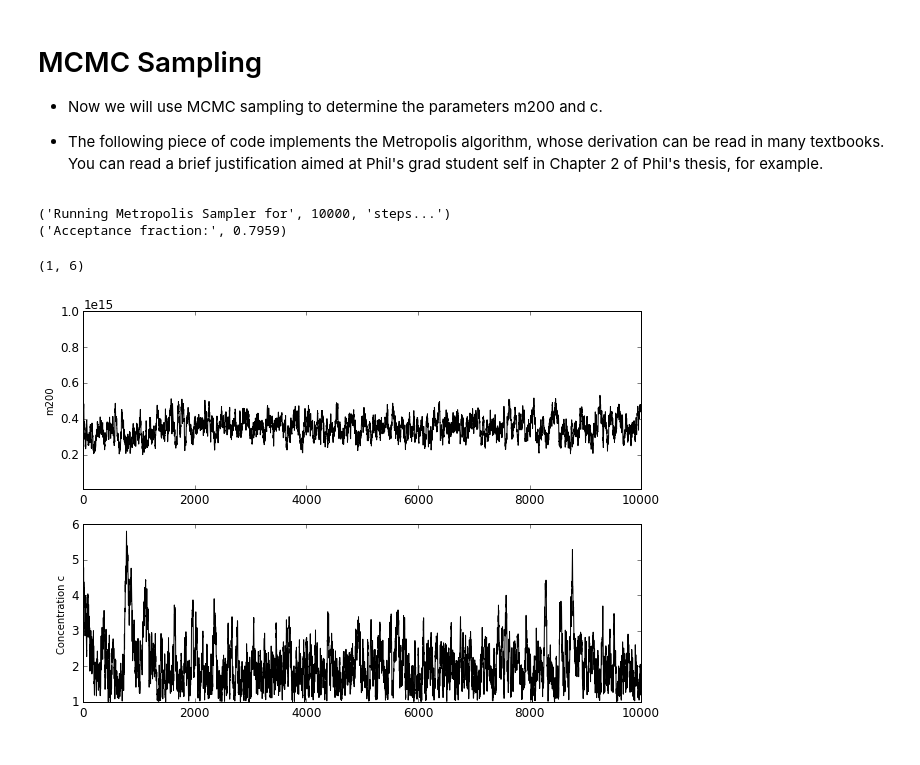
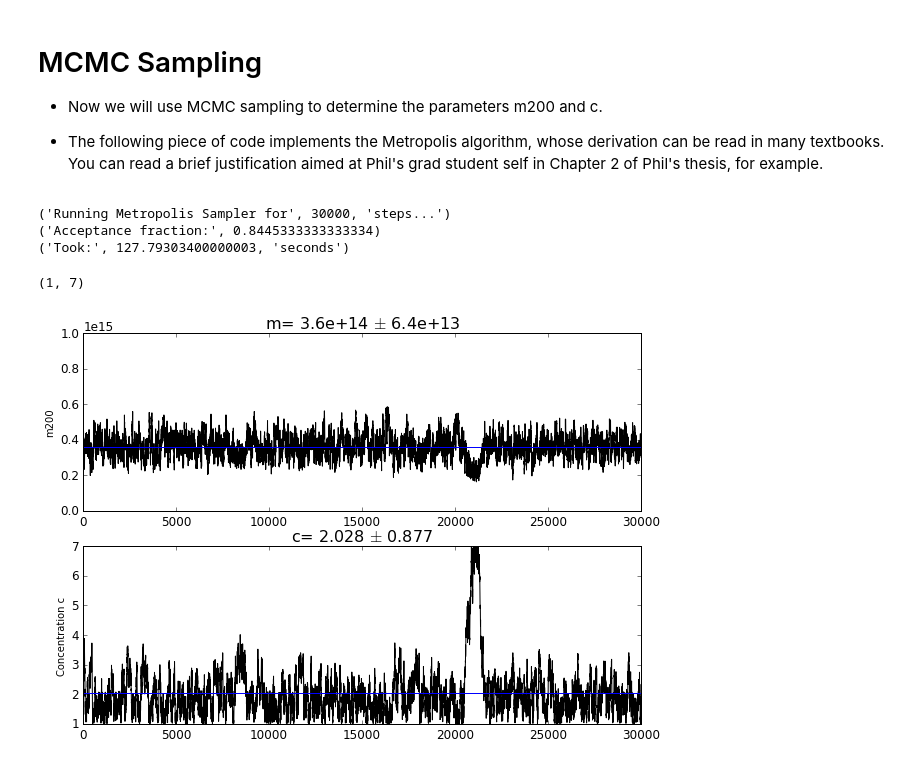
Before and after one commit to MariaElidaiana/AstroHackWeek, a Jupyter notebook: FittingNFW2DSigma.ipynb, the cells around one changed output. Cells and saved outputs as stored; diff of their text form; code cells hidden in the pictures.

```diff
--- a/FittingNFW2DSigma.ipynb
+++ b/FittingNFW2DSigma.ipynb
@@ -125,12 +127,12 @@ def nfw_log_prior(theta, theta_limits):
     if (m200<m200min)|(m200>m200max):
         log_m200_prior = -np.inf
     else:
-        log_m200_prior = -np.log(m200max-m200min)
+        log_m200_prior = 0.0 #-np.log(m200max-m200min)
 
     if (c<cmin)|(c>cmax):
         log_c_prior = -np.inf
     else:
-        log_c_prior = -np.log(cmax-cmin)
+        log_c_prior = 0.0 #-np.log(cmax-cmin)
 
     return log_m200_prior+log_c_prior
 
@@ -334,6 +353,7 @@ def metropolis(log_posterior, theta, theta_limits, stepsize, nsteps=10000):
 
     return chain,log_probs,acceptance_rate
 # %%
+
 # Initialize m200, c at the center of prior:
 m200 = 0.5*(m200limits[0]+m200limits[1])
 c = 0.5*(climits[0]+climits[1])
@@ -341,37 +361,51 @@ theta = np.array([m200,c])
 
 # Step sizes, 2% or 5% of the prior
 m200step = 0.02*(m200limits[1]-m200limits[0])
-cstep = 0.05*(climits[1]-climits[0])
+cstep = 0.02*(climits[1]-climits[0])
 stepsize = np.array([m200step,cstep])
 
 # How many steps?
-nsteps = 10000
+nsteps = 30000
 
 print('Running Metropolis Sampler for', nsteps, 'steps...')
 
+initial=clock()
 chain, log_probs, acceptance_rate = metropolis(
     nfw_log_posterior, theta, theta_limits, stepsize, nsteps=nsteps
 )
-
+final=clock()
 print('Acceptance fraction:', acceptance_rate)
+print('Took:', final-initial,'seconds')
 # %% [output]
-('Running Metropolis Sampler for', 10000, 'steps...')
-('Acceptance fraction:', 0.7959)
+('Running Metropolis Sampler for', 30000, 'steps...')
+('Acceptance fraction:', 0.8445333333333334)
+('Took:', 127.79303400000003, 'seconds')
 # %%
 # Pull m and b arrays out of the Markov chain and plot them:
 mm = [m for m,c in chain]
 cc = [c for m,c in chain]
 
+length=25000 #number of points to average over (must be smaller than the number of steps)
+
+mean_mm = np.mean(mm[-length:])
+std_mm = np.std(mm[-length:])
+mean_cc = np.mean(cc[-length:])
+std_cc = np.std(cc[-length:])
+
 # Traces, for convergence inspection:
 plt.figure(figsize=(10,7))
 plt.subplot(2,1,1)
+plt.title('m= %.2g $\pm$ %.2g'%(mean_mm,std_mm),fontsize=16)
 plt.plot(mm, 'k-')
+plt.axhline(np.mean(mm[-length:]))
 plt.ylim(m200limits)
 plt.ylabel('m200')
 plt.subplot(2,1,2)
 plt.plot(cc, 'k-')
+plt.axhline(np.mean(cc[-length:]))
+plt.title('c= %1.3f $\pm$ %1.3f'%(mean_cc,std_cc),fontsize=16)
 plt.ylabel('Concentration c')
 plt.ylim(climits)
 # %% [output]
-(1, 6)
+(1, 7)
-[figure, old version]
+[figure, new version]
```
Also changed, not shown: parts of 21 cells of this notebook.
